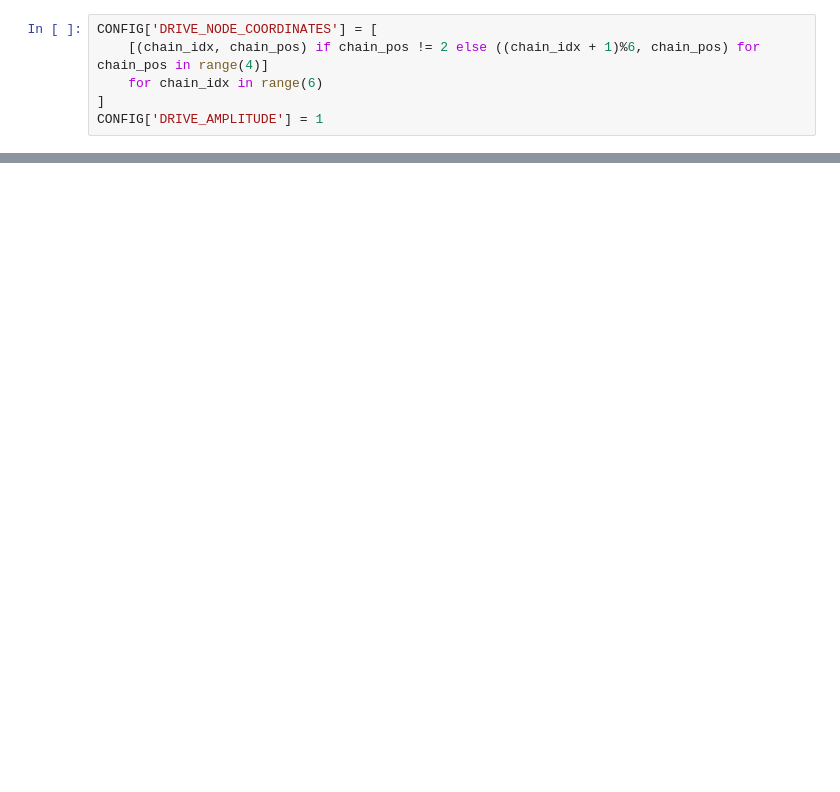
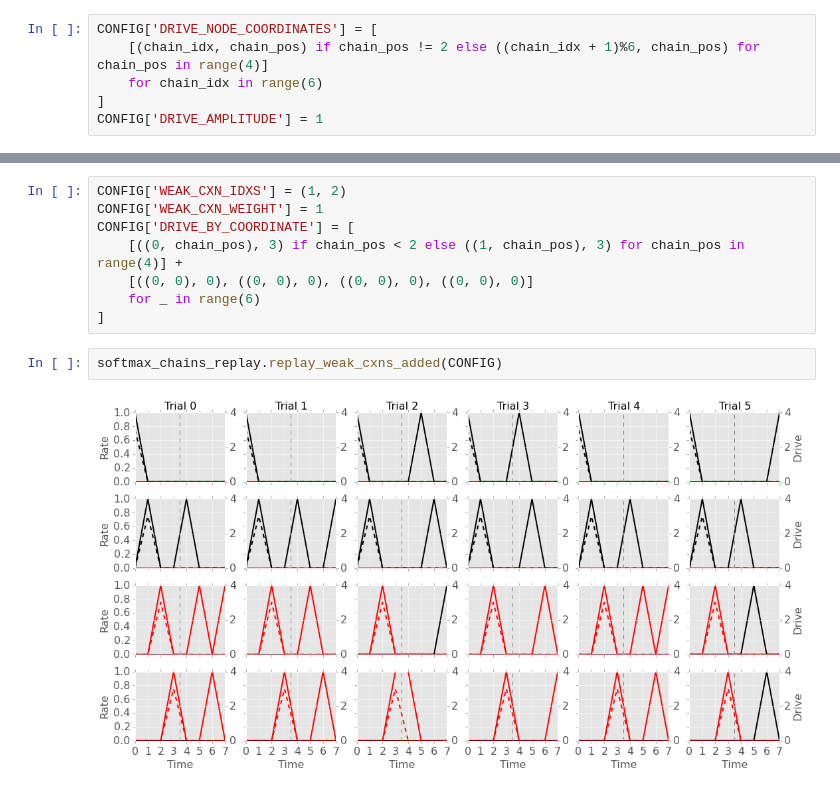
Before and after one commit to rkp8000/be_more_spontaneous, a Jupyter notebook: figures/softmax_chains_replay.ipynb, the cells around one changed output, grey strips where cells are left out. Drawn from its saved outputs; the diff is of its cells as text; blank space fills up the shorter version.

Commit message:
Add demo of influence of weak synaptic connections.

```diff
--- a/figures/softmax_chains_replay.ipynb
+++ b/figures/softmax_chains_replay.ipynb
@@ -57,0 +58,12 @@ softmax_chains_replay.replay(CONFIG)
+# %%
+CONFIG['WEAK_CXN_IDXS'] = (1, 2)
+CONFIG['WEAK_CXN_WEIGHT'] = 1
+CONFIG['DRIVE_BY_COORDINATE'] = [
+    [((0, chain_pos), 3) if chain_pos < 2 else ((1, chain_pos), 3) for chain_pos in range(4)] +
+    [((0, 0), 0), ((0, 0), 0), ((0, 0), 0), ((0, 0), 0)]
+    for _ in range(6)
+]
+# %%
+softmax_chains_replay.replay_weak_cxns_added(CONFIG)
+# %% [output]
+[figure, added]
```
Also changed, not shown: parts of 8 cells of this notebook.
